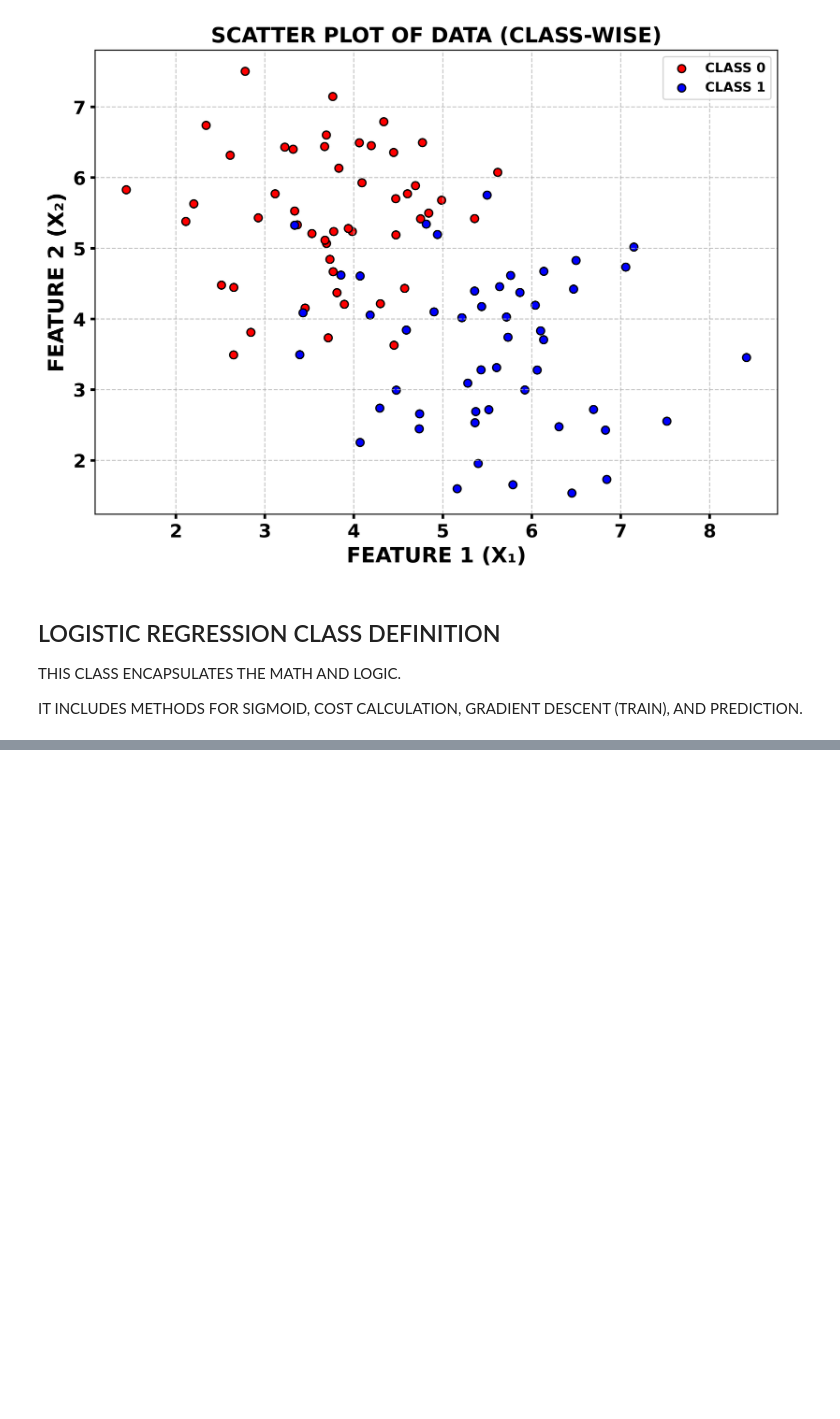
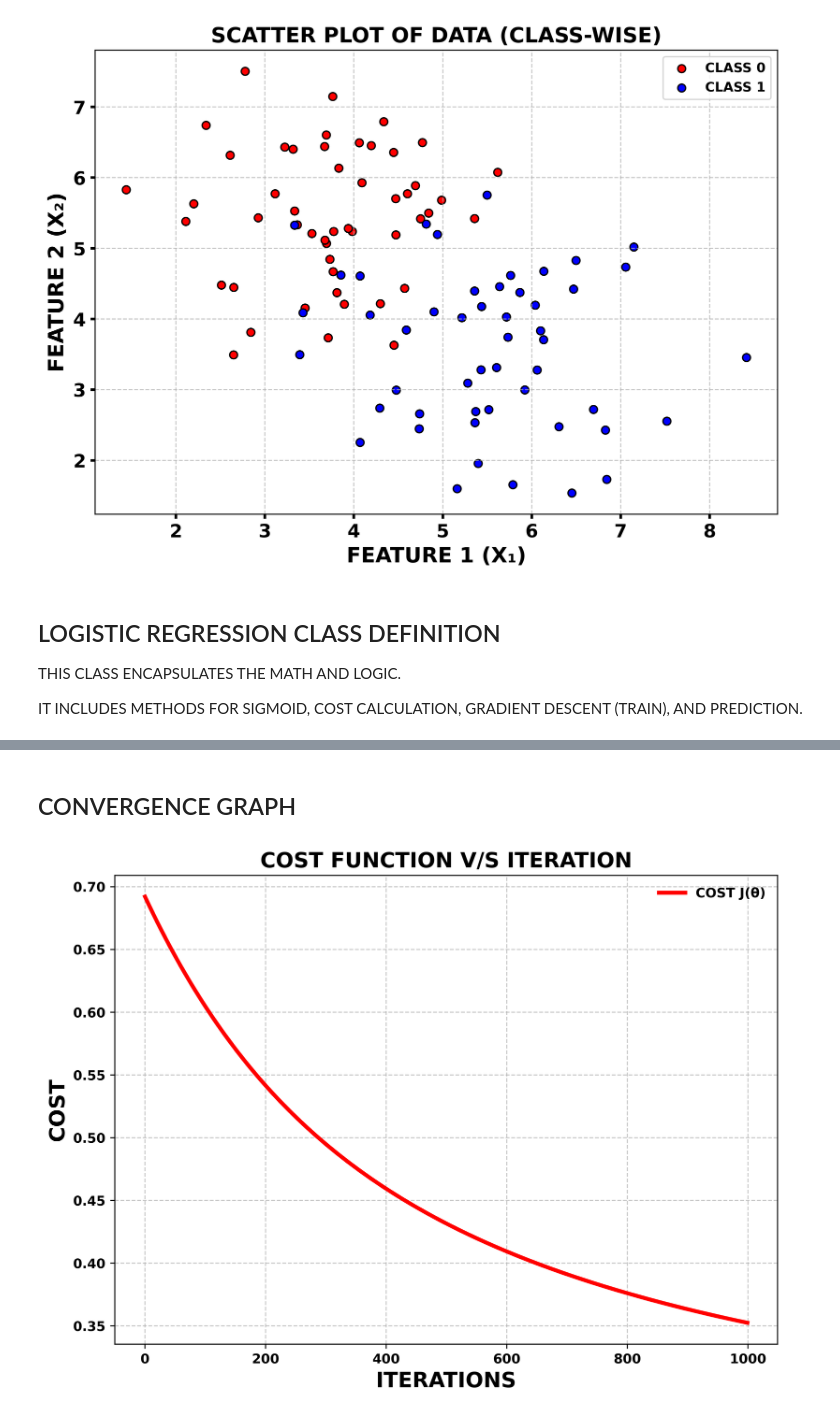
Before and after one commit to DaRkSouL36/LogisticRegression, a Jupyter notebook: LogisticRegression.ipynb, the cells around one changed output, grey strips where cells are left out. Cells and saved outputs as stored; diff of their text form; code cells hidden in the pictures; blank space fills up the shorter version.

Commit message:
MODEL TRAINING WITH LEARNING RATE = 0.1 AND PLOTTING CONVERGENCE GRAPH (COST FUNCTION V/S ITERATION)

```diff
--- a/LogisticRegression.ipynb
+++ b/LogisticRegression.ipynb
@@ -226,6 +226,7 @@ IT INCLUDES METHODS FOR SIGMOID, COST CALCULATION, GRADIENT DESCENT (TRAIN), AND
 # %%
 class LogisticRegression:
     def __init__(self, learning_rate = 0.1, iterations = 1000):
+        # INITIALIZE HYPERPARAMETERS
         self.lr = learning_rate
         self.iter = iterations
         self.theta = None
@@ -242,10 +243,15 @@ class LogisticRegression:
         # MATH: J = (-1/m) * sum(y*log(h) + (1-y)*log(1-h))
 
         m = len(y)
-        h = self.sigmoid(np.dot(X, self.theta))
+        # COMPUTE LINEAR COMBINATION
+        z = np.dot(X, self.theta)
+        # APPLY SIGMOID
+        h = self.sigmoid(z)
 
         # EPSILON ADDED TO AVOID LOG(0) ERROR# EPSILON ADDED TO AVOID LOG(0) ERROR
         epsilon = 1e-15
+
+         # LOG LOSS COST FUNCTION
         cost = (-1 / m) * np.sum(y * np.log(h + epsilon) + (1 - y) * np.log(1 - h + epsilon))
         return cost
 
@@ -255,13 +261,15 @@ class LogisticRegression:
 
         n_features = X.shape[1]
         self.theta = np.zeros((n_features, 1))
-        self.cost_function = []
+        self.cost_history = []
 
         m = len(y)
 
         for i in range(self.iter):
             # HYPOTHESIS: h(x) = sigmoid(X * theta)
             z = np.dot(X, self.theta)
+
+            # COMPUTE PREDICTIONS
             h = self.sigmoid(z)
 
             # GRADIENT CALCULATION
@@ -278,6 +286,9 @@ class LogisticRegression:
             current_cost = self.cost_function(X, y)
             self.cost_history.append(current_cost)
 
+            if i % 100 == 0:
+                print(f"ITERATION {i} | COST: {current_cost:.6f}")
+
     def predict_proba(self, X):
         # RETURNS PROBABILITY BETWEEN 0 AND 1
 
@@ -288,0 +303,8 @@ class LogisticRegression:
+# %%
+# TRAIN MODEL
+
+model = LogisticRegression(learning_rate = 0.1, iterations = 1000)
+model.train(X_ready, y_data)
+
+print(f"FINAL COST --> {model.cost_history[-1]:.6f}")
+print(f"FINAL LEARNING PARAMETERS (THETA) --> {model.theta}")
@@ -288,0 +326,19 @@ class LogisticRegression:
+# %% [markdown]
+## CONVERGENCE GRAPH
+# %%
+# PLOT COST FUNCTION
+plt.figure(figsize = (8, 6), dpi = 500)
+plt.plot(model.cost_history, color = 'red', linewidth = 3, label = 'COST J(θ)')
+plt.title("COST FUNCTION V/S ITERATION", fontsize=16, fontweight='bold')
+plt.xlabel("ITERATIONS", fontsize=16, fontweight='bold')
+plt.ylabel("COST", fontsize=16, fontweight='bold')
+
+for label in plt.gca().get_xticklabels() + plt.gca().get_yticklabels():
+    label.set_fontweight('bold')
+
+plt.grid(True, linestyle='--', alpha=0.7)
+plt.legend(loc='upper right', fontsize=16, frameon=False, prop={'weight': 'bold'})
+plt.tight_layout()
+plt.show()
+# %% [output]
+[figure, added]
```
Also changed, not shown: parts of 2 cells of this notebook.
